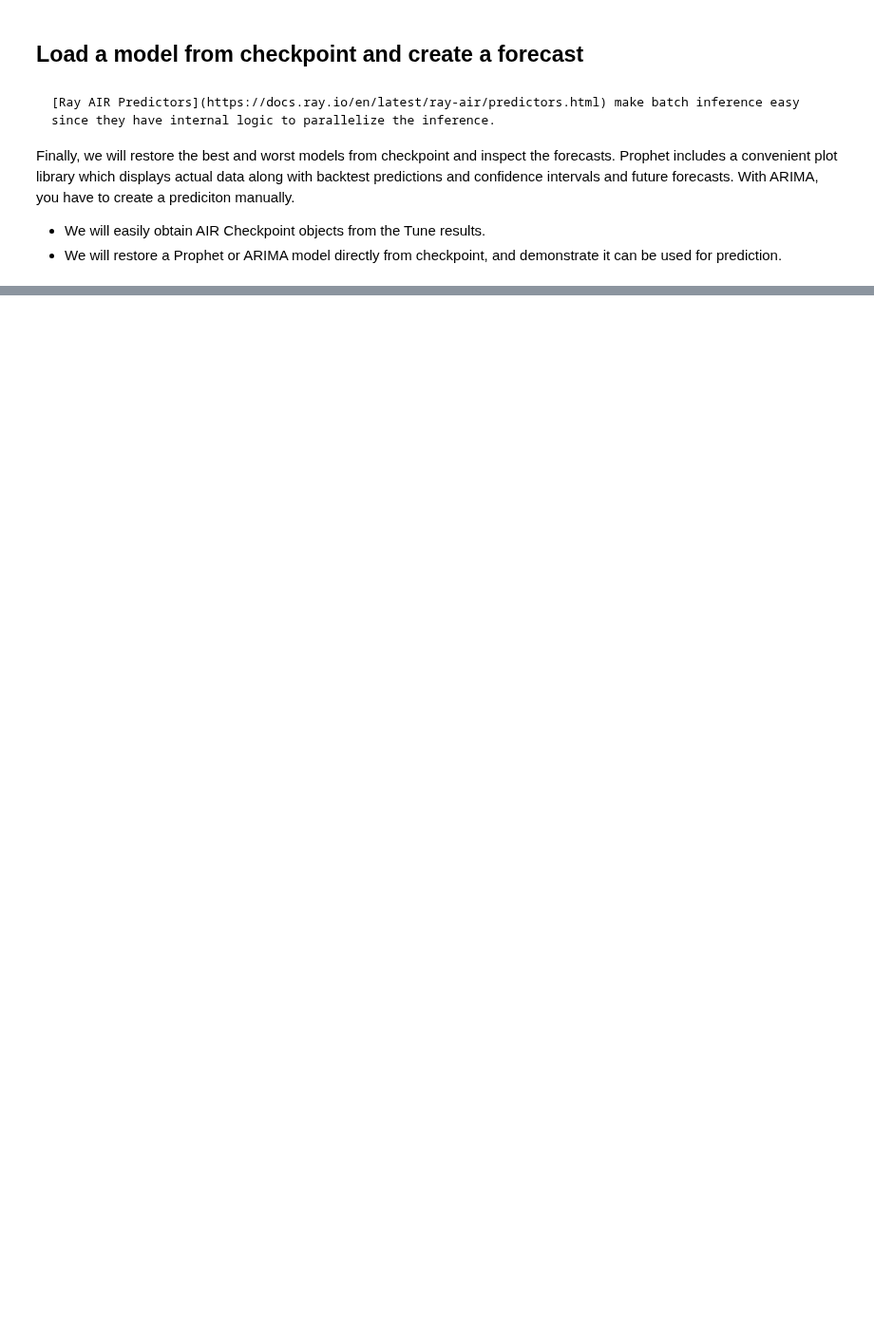
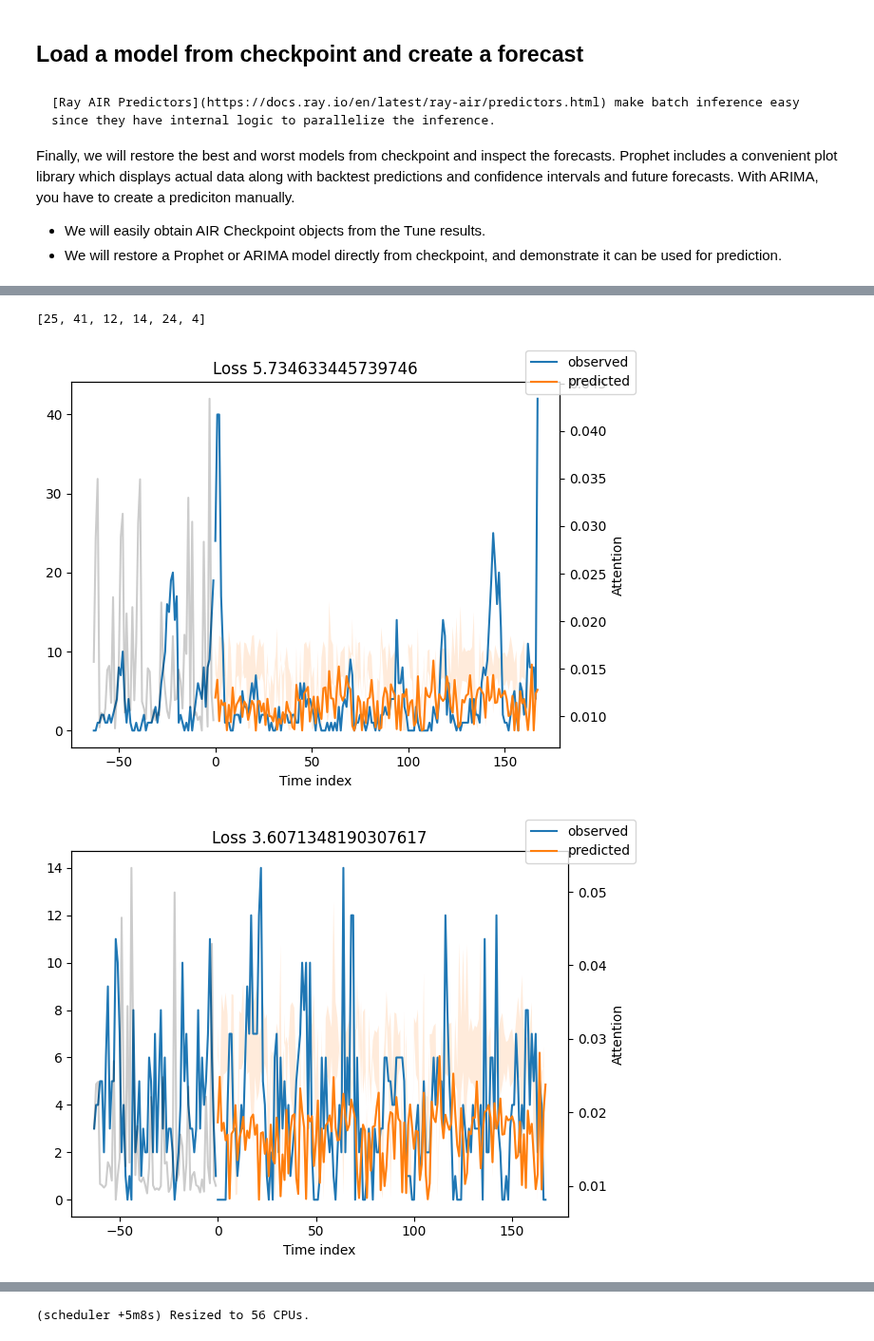
Before and after one commit to christy/AnyscaleDemos, a Jupyter notebook: forecasting_demos/Ray_v2/ray_air/pytorch_forecasting.ipynb, the cells around one changed output, grey strips where cells are left out. Shown at 95% size. Saved outputs shown, nothing was run; the diff lists cells and outputs as text; code cells hidden in the pictures; blank space fills up the shorter version.

```diff
--- a/forecasting_demos/Ray_v2/ray_air/pytorch_forecasting.ipynb
+++ b/forecasting_demos/Ray_v2/ray_air/pytorch_forecasting.ipynb
@@ -556,7 +518,7 @@ FORECAST_CONFIG = {"forecast_horizon": 168, "context_length": 63,
          }
 
 # Test reading data pandas from sample clean data.
-df = prepare_data_from_clean(FILENAME, sample_clusters[0])
+df = prepare_data_from_clean(FILENAME, sample_clusters[1])
 # Display what data will be used.
 print(f"Clusters: {sample_clusters}")
 sample_locations = df.loc[(df.ts_type.isin(sample_clusters)), 'pickup_location_id'].unique()
@@ -630,34 +595,32 @@ Tune will report on experiment status, and after the experiment finishes, you ca
 # %%
 # STEP 1. Define a search space of all config parameters, including the Tune ones
-sample_clusters = ["erratic"] if SMOKE_TEST else ["smooth", "erratic"]
-sample_locations = [141, 43, 229, 173] if SMOKE_TEST else all_location_ids
 num_training_workers = min(num_cpu - 2, 32)
 FORECAST_CONFIG = {
     "forecast_horizon": 168,
     "context_length": 63,
     "num_gpus": 0,
     "num_training_workers": num_training_workers,
-#     "batch_size": 128,
-    "batch_size": tune.grid_search([128, 64]),
+    "batch_size": 64,
+#     "batch_size": tune.grid_search([128, 64]),
     "epochs": 2,
     "lr": 0.05,
     "hidden_size": 20,
-    "dropout": 0.1,
-    # "dropout": tune.choice([0, 0.05, 0.1]),
+#     "dropout": 0.1,
+    "dropout": tune.grid_search([0, 0.05, 0.1]),
     "hidden_continuous_size": 4,
     "attention_head_size": num_training_workers,
     "limit_train_batches": 1, #0.25,
-    "sample_cluster_id": sample_clusters,
+    "sample_cluster_id": tune.grid_search(sample_clusters),
 }
 
-# STEP 2. Specify search strategy: algorithm + scheduler
+# STEP 2. Optional. Specify search strategy: algorithm + scheduler
 # Select scheduler https://blog.ml.cmu.edu/2018/12/12/massively-parallel-hyperparameter-optimization/
 scheduler = ASHAScheduler(
     max_t=FORECAST_CONFIG['epochs'],
     grace_period=1,
     reduction_factor=2)
 
-# STEP 3. Customize scaling
+# STEP 3. Optional. Customize scaling
 strategy = RayStrategy(num_workers=num_training_workers,
                        num_cpus_per_worker=1,
                        use_gpu=False,
@@ -669,8 +632,7 @@ train_fn_with_parameters = \
     tune.with_parameters(
         train_ptf,
         strategy=strategy,
-        input_df=df_raw,  #Use clusters
-        # input_df=None,  #Use location_ids
+        filename=FILENAME,
         train_dataset=train_dataset,
         train_loader=train_loader,
         validation_loader=validation_loader)
@@ -688,7 +650,7 @@ tuner = tune.Tuner(
         tune_config=tune.TuneConfig(
             metric="loss",
             mode="min",
-#             scheduler=scheduler,
+            scheduler=scheduler,
         ),
         run_config=air.RunConfig(
             name="ptf_nyc",
@@ -705,7 +667,13 @@ print(f"Finished in: {(time.time()-start)/60} minutes")
 # With ASHA
 # Total number of models: 2
 # Finished in: 3.0699266950289408 minutes
+# Total number of models: 4
+# Finished in: 1.2139288147290548 minutes
+# Total number of models: 4
+# Finished in: 0.7388069709142049 minutes
 
 # Without ASHA
 # Total number of models: 2
 # Finished in: 0.6272321343421936 minutes
+# Total number of models: 4
+# Finished in: 1.1787922263145447 minutes
@@ -728,14 +767,17 @@ loss = [i.metrics.get("loss", 10000.0) for i in results]
 
 # get a list of model params
 batch_size = [i.config["batch_size"] for i in results]
+lr = [i.config["lr"] for i in results]
+dropout = [i.config["dropout"] for i in results]
+data_segment = [i.config["sample_cluster_id"] for i in results]
 
 # get a list of checkpoints
 checkpoints = [i.checkpoint for i in results]
 
 # Assemble a pandas dataframe from Tune results
 results_df = pd.DataFrame(
-    zip(loss, batch_size, checkpoints),
-    columns=["loss", "batch_size", "checkpoint"],
+    zip(loss, batch_size, lr, dropout, data_segment, checkpoints),
+    columns=["loss", "batch_size", "learning_rate", "dropout", "data_segment", "checkpoint"],
 )
 print(results_df.dtypes)
 results_df.head(8)
@@ -794,4 +858,13 @@ sample_locations[0:5]
+# %%
+plot_locations = [25, 41, 12, 14, 24, 4]
+# plot_locations = random.sample(range(0, predictions.shape[0]), 10)
+plot_locations
+# %% [output]
+[25, 41, 12, 14, 24, 4]
 # %%
 # plot first 5 indexes (sort of a random sample)
-for idx in range(len(sample_locations[0:5])):
+for idx in plot_locations:
     best_model.plot_prediction(x, raw_predictions, idx=idx, add_loss_to_title=True)
+# %% [output]
+[figure, added]
+[figure, added]
@@ -797,0 +873 @@ for idx in range(len(sample_locations[0:5])):
+(scheduler +5m8s) Resized to 56 CPUs.
```
Also changed, not shown: parts of 24 cells of this notebook.
